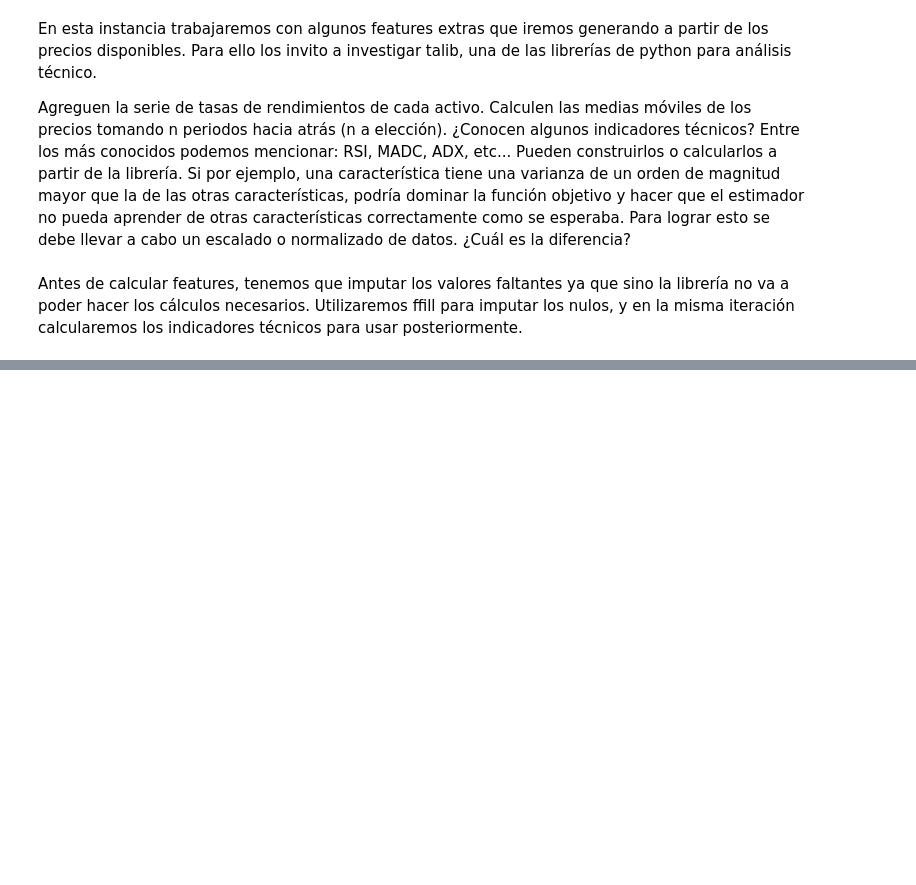
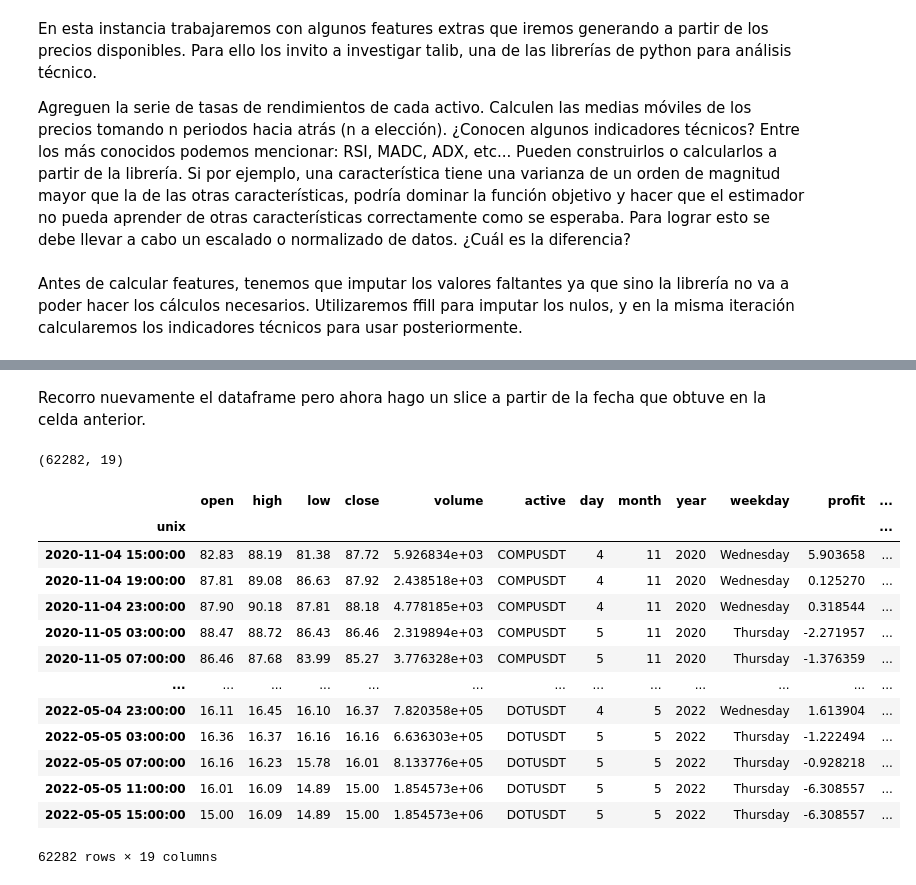
Before and after one commit to diegoflorescba/MentoriaCripto2022-Grupo2, a Jupyter notebook: 2tp_analisisYCuracion/2tp - Diego Flores.ipynb, the cells around one changed output, grey strips where cells are left out. Saved outputs shown, nothing was run; the diff lists cells and outputs as text; code cells hidden in the pictures; blank space fills up the shorter version.

```diff
--- a/2tp_analisisYCuracion/2tp - Diego Flores.ipynb
+++ b/2tp_analisisYCuracion/2tp - Diego Flores.ipynb
@@ -436,0 +439,10 @@ df_final
+# %%
+contador = 0
+minimos = []
+for i in set(df_final.active):
+    aux = df_final[df_final.active == i]
+    min_aux = aux.index.min()
+    minimos.append(min_aux)
+
+max_total = minimos[np.argmax(np.asarray(minimos))]
+max_total
@@ -436,0 +451,34 @@ df_final
+# %% [markdown]
+Recorro nuevamente el dataframe pero ahora hago un slice a partir de la fecha que obtuve en la celda anterior.
+# %%
+contador = 0
+
+for i in set(df_final.active):
+    aux = df_final[df_final.active == i]
+    aux_1 = aux[max_total:]
+    if contador == 0:
+        df_final_max = aux_1.copy()
+        contador += 1
+    else:
+        df_final_max = pd.concat([df_final_max, aux_1])
+
+df_final_max.shape
+# %% [output]
+(62282, 19)
+# %%
+df_final_max
+# %% [output]
+|  | open | high | low | close | volume | active | day | month | year | weekday | profit | ... |
+| unix |  |  |  |  |  |  |  |  |  |  |  | ... |
+| 2020-11-04 15:00:00 | 82.83 | 88.19 | 81.38 | 87.72 | 5.926834e+03 | COMPUSDT | 4 | 11 | 2020 | Wednesday | 5.903658 | ... |
+| 2020-11-04 19:00:00 | 87.81 | 89.08 | 86.63 | 87.92 | 2.438518e+03 | COMPUSDT | 4 | 11 | 2020 | Wednesday | 0.125270 | ... |
+| 2020-11-04 23:00:00 | 87.90 | 90.18 | 87.81 | 88.18 | 4.778185e+03 | COMPUSDT | 4 | 11 | 2020 | Wednesday | 0.318544 | ... |
+| 2020-11-05 03:00:00 | 88.47 | 88.72 | 86.43 | 86.46 | 2.319894e+03 | COMPUSDT | 5 | 11 | 2020 | Thursday | -2.271957 | ... |
+| 2020-11-05 07:00:00 | 86.46 | 87.68 | 83.99 | 85.27 | 3.776328e+03 | COMPUSDT | 5 | 11 | 2020 | Thursday | -1.376359 | ... |
+| ... | ... | ... | ... | ... | ... | ... | ... | ... | ... | ... | ... | ... |
+| 2022-05-04 23:00:00 | 16.11 | 16.45 | 16.10 | 16.37 | 7.820358e+05 | DOTUSDT | 4 | 5 | 2022 | Wednesday | 1.613904 | ... |
+| 2022-05-05 03:00:00 | 16.36 | 16.37 | 16.16 | 16.16 | 6.636303e+05 | DOTUSDT | 5 | 5 | 2022 | Thursday | -1.222494 | ... |
+| 2022-05-05 07:00:00 | 16.16 | 16.23 | 15.78 | 16.01 | 8.133776e+05 | DOTUSDT | 5 | 5 | 2022 | Thursday | -0.928218 | ... |
+| 2022-05-05 11:00:00 | 16.01 | 16.09 | 14.89 | 15.00 | 1.854573e+06 | DOTUSDT | 5 | 5 | 2022 | Thursday | -6.308557 | ... |
+| 2022-05-05 15:00:00 | 15.00 | 16.09 | 14.89 | 15.00 | 1.854573e+06 | DOTUSDT | 5 | 5 | 2022 | Thursday | -6.308557 | ... |
+62282 rows × 19 columns
```
Also changed, not shown: parts of 6 cells of this notebook.
